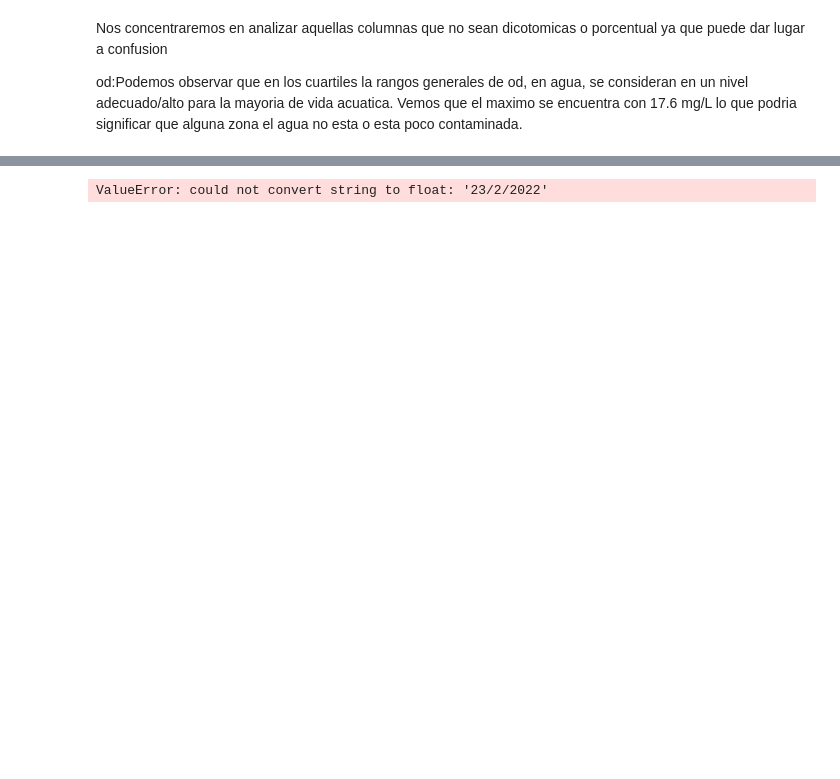
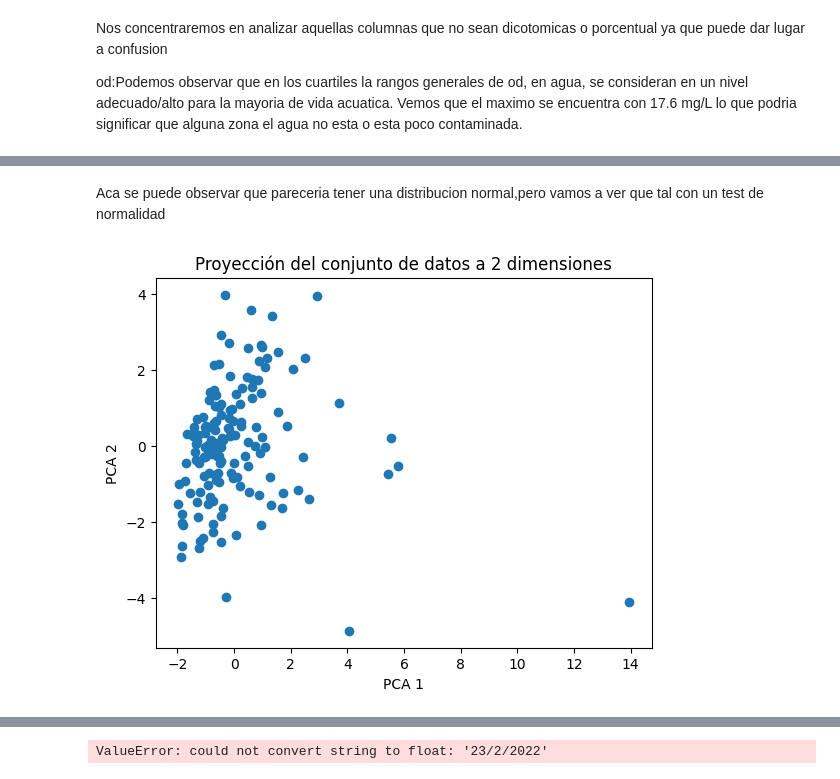
Before and after one commit to muller10000/tp-especial-ciencia-datos, a Jupyter notebook: Ejercicioespecial.ipynb, the cells around one changed output, grey strips where cells are left out. Drawn from its saved outputs; the diff is of its cells as text; code cells hidden in the pictures; blank space fills up the shorter version.

```diff
--- a/Ejercicioespecial.ipynb
+++ b/Ejercicioespecial.ipynb
@@ -357,7 +379,8 @@ columnas = [
     "cr_total_mg_l",
     "cd_total_mg_l",
     "clorofila_a_ug_l",
-    "microcistina_ug_l"
+    "microcistina_ug_l",
+    "ica"
 ]
 for col in columnas:
     copy_dataset[col] = pd.to_numeric(copy_dataset[col], errors= 'coerce')
@@ -373,0 +399,3 @@ for col in columnas:
+# %%
+median_dbo = copy_dataset["dbo_mg_l"].median()
+copy_dataset["dbo_mg_l"].fillna(median_dbo, inplace=True)
@@ -409,0 +435,24 @@ plt.show()
+# %% [markdown]
+Aca se puede observar que pareceria tener una distribucion normal,pero vamos a ver que tal con un test de normalidad
+# %%
+from sklearn.decomposition import PCA
+from sklearn.preprocessing import StandardScaler
+
+X = copy_dataset.drop(["sitios","codigo","fecha","campaña","olores","color","espumas","mat_susp","ica","calidad_de_agua"], axis=1)
+
+scaler = StandardScaler()
+
+X_Scaled = scaler.fit_transform(X)
+
+pca = PCA(n_components=2)
+
+principal_Component = pca.fit_transform(X_Scaled)
+
+plt.scatter(principal_Component[:,0], principal_Component[:,1])
+
+plt.xlabel("PCA 1")
+plt.ylabel("PCA 2")
+plt.title('Proyección del conjunto de datos a 2 dimensiones')
+plt.show()
+# %% [output]
+[figure, added]
```
Also changed, not shown: parts of 37 cells of this notebook.
